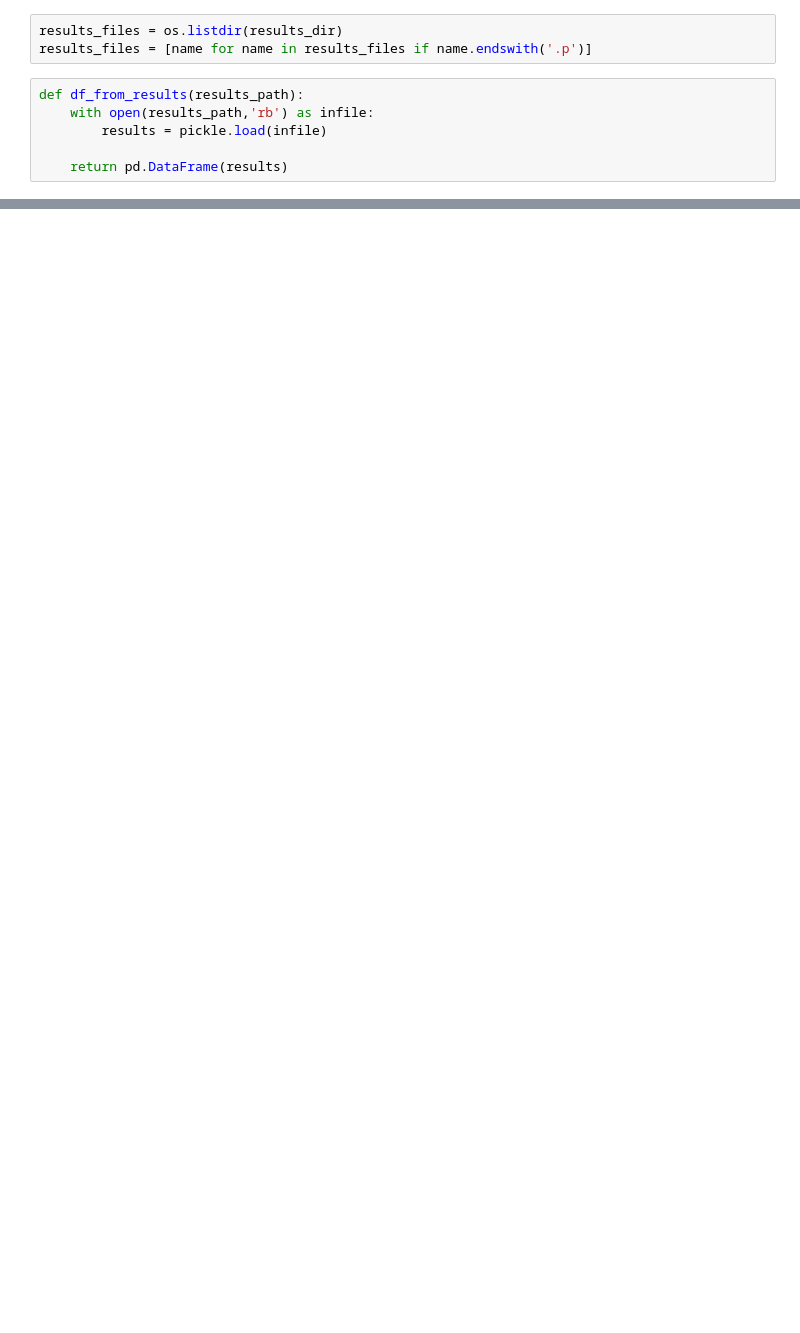
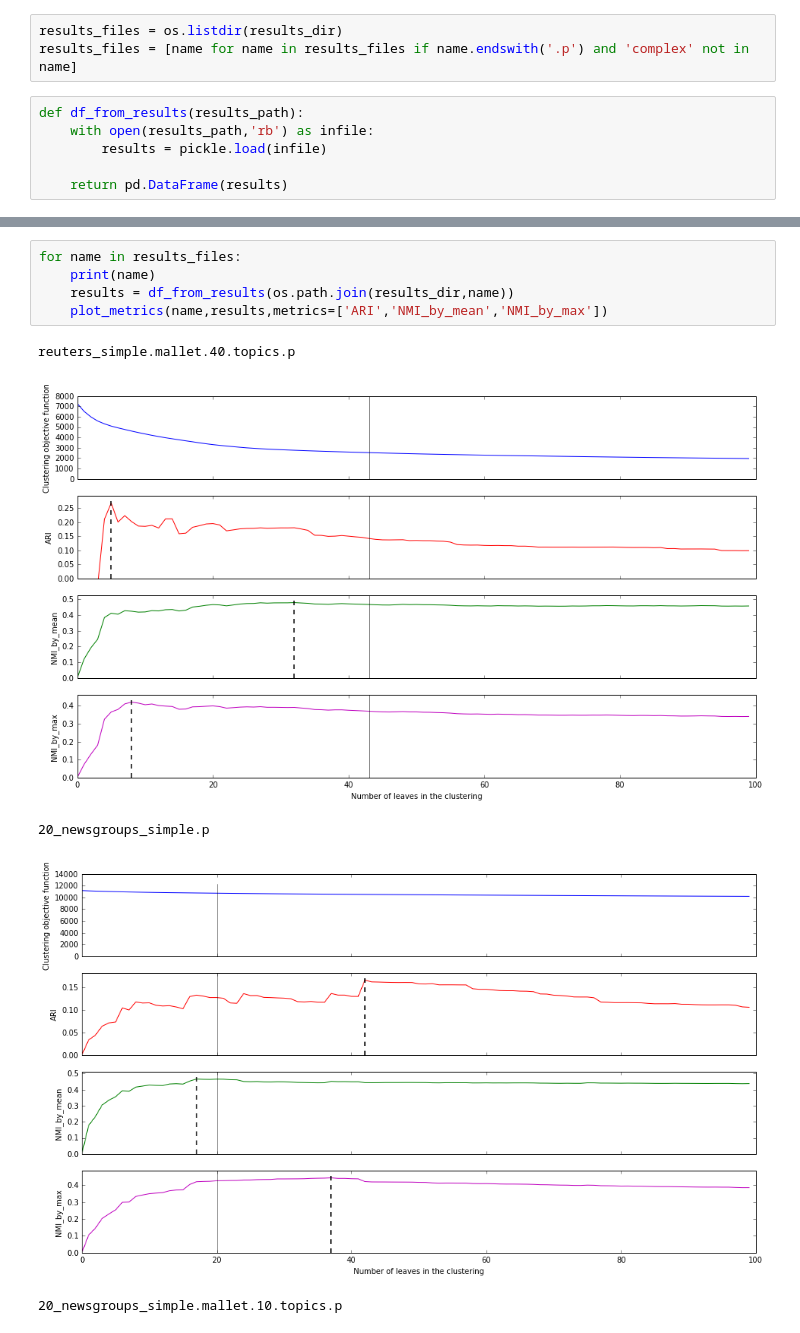
Before and after one commit to mattHawthorn/TextMiningFInal, a Jupyter notebook: code/plot_results.ipynb, the cells around one changed output, grey strips where cells are left out. Saved outputs shown, nothing was run; the diff lists cells and outputs as text; blank space fills up the shorter version.

Commit message:
code to make the plots

```diff
--- a/code/plot_results.ipynb
+++ b/code/plot_results.ipynb
@@ -14,7 +14,7 @@ os.chdir('..')
 results_dir = 'results'
 # %%
 results_files = os.listdir(results_dir)
-results_files = [name for name in results_files if name.endswith('.p')]
+results_files = [name for name in results_files if name.endswith('.p') and 'complex' not in name]
 # %%
 def df_from_results(results_path):
     with open(results_path,'rb') as infile:
@@ -44,0 +92,11 @@ df_from_results(os.path.join(results_dir,results_files[0]))
+# %%
+for name in results_files:
+    print(name)
+    results = df_from_results(os.path.join(results_dir,name))
+    plot_metrics(name,results,metrics=['ARI','NMI_by_mean','NMI_by_max'])
+# %% [output]
+reuters_simple.mallet.40.topics.p
+[figure, added]
+20_newsgroups_simple.p
+[figure, added]
+20_newsgroups_simple.mallet.10.topics.p
```
Also changed, not shown: parts of 8 cells of this notebook.
